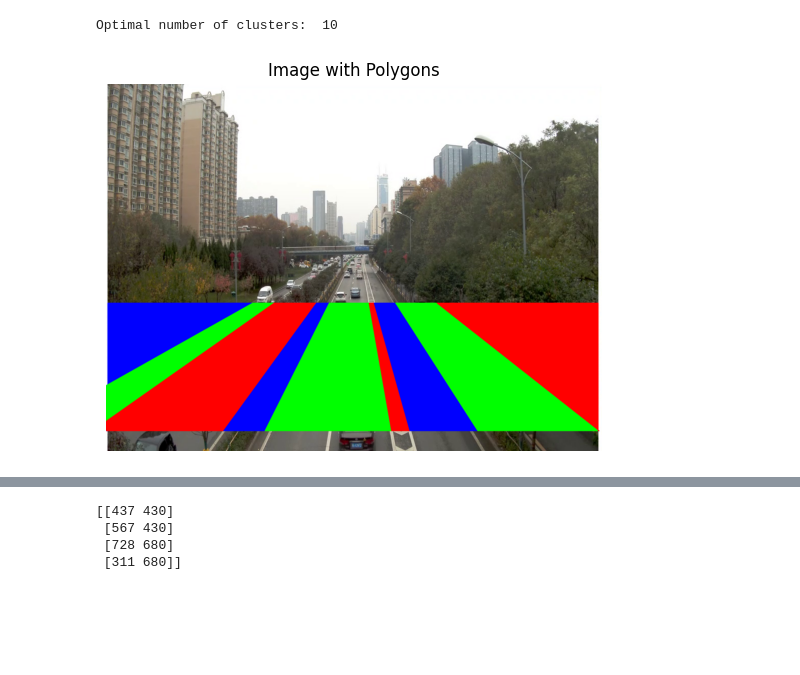
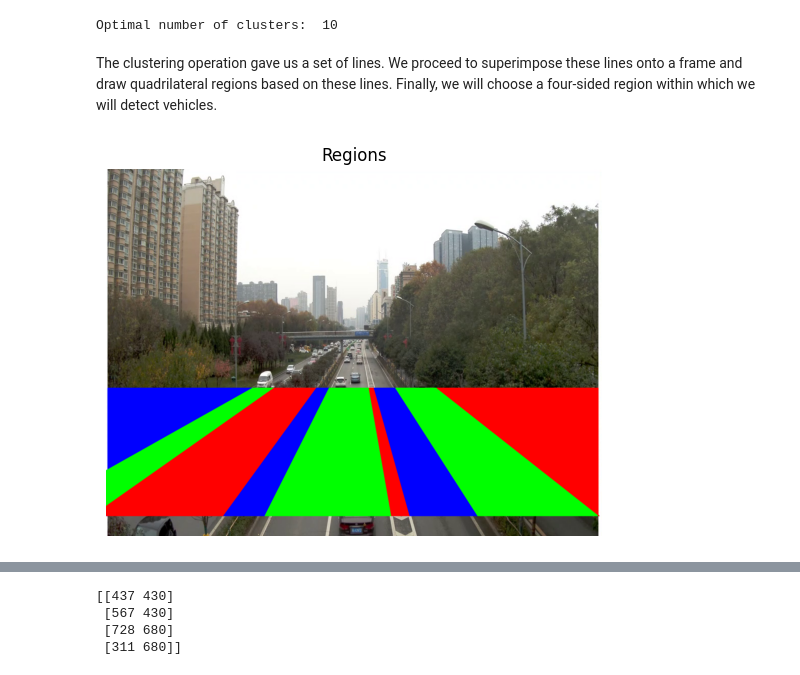
Before and after one commit to TotallyLuke/Vision-Project, a Jupyter notebook: notebook_test2.ipynb, the cells around one changed output, grey strips where cells are left out. Drawn from its saved outputs; the diff is of its cells as text; code cells hidden in the pictures; blank space fills up the shorter version.

```diff
--- a/notebook_test2.ipynb
+++ b/notebook_test2.ipynb
@@ -44,23 +45,24 @@ ModuleNotFoundError: No module named 'google.colab'
 # %%
-import matplotlib.pyplot as plt
-def safe_cv2_imshow(image: cv2.VideoCapture, label: str = '', time: int = 1000) -> None:
+def safe_cv2_imshow(image: cv2.VideoCapture, label: str = '', time: int = 1000, use_pyplot: bool = True) -> None:
     """
-    Invoke `cv2_imshow` or `cv2.imshow` depending on whether we are running the notebook in GColab or Jupyter
+    Invoke `cv2_imshow`, `cv2.imshow` or `plt.imshow`
     Args:
         image: an OpenCV VideoCapture object
         label: image's title
-        time: when using Jupyter, ms the window will remain active
+        time: when using Jupyter and opencv, ms the window will remain active
+        use_pyplot: using matplotlib.pyplot
     """
-    if 'google.colab' in str(get_ipython()):
-        cv2_imshow(image)
-    else:
-        # cv2.imshow(label, image)
-        # cv2.waitKey(time)
-        # cv2.destroyAllWindows()
+    if use_pyplot is True:
         plt.imshow(cv2.cvtColor(image, cv2.COLOR_BGR2RGB))
         plt.title(label)
         plt.axis('off')
         plt.show()
+    elif 'google.colab' in str(get_ipython()):
+        cv2_imshow(image)
+    else:
+        cv2.destroyAllWindows()
+        cv2.waitKey(time)
+        cv2.imshow(label, image)
 # %% [markdown]
 ## Import video
 # %%
@@ -284,8 +281,18 @@ centroids = np.round(kmeans.cluster_centers_).astype(np.int32)
 
 # sort centroid by intersection w/ top horizon
 centroids_sorted = sorted(centroids, key=lambda x: x[0])
+# %% [markdown]
+The clustering operation gave us a set of lines. We proceed to superimpose these lines onto a frame and draw quadrilateral regions based on these lines. Finally, we will choose a four-sided region within which we will detect vehicles.
 # %%
 def get_regions_coords(lines) -> list:
+    """
+    Takes in a list of lines and returns a list of regions.
+
+    Parameters:
+            lines (list): A list of lines, where each line is represented as a tuple of four coordinates (x1, y1, x2, y2) that represent the starting and ending points of the line.
+
+    Returns: A list of regions, where each region is represented as a numpy array with shape (4, 2). Each row of the numpy array contains the x and y coordinates of a point in the region.
+"""
     result = []
     for i in range(0, len(lines) - 1):
         x1, y1, x2, y2 = lines[i]
@@ -298,19 +305,18 @@ polygons = get_regions_coords(centroids_sorted)
 # %%
 img_regions = frame
 
 # Draw the polygons on the image
 for i, poly in enumerate(polygons):
     cv2.fillPoly(img_regions, [poly], color=(255 * (i % 3 == 0), 255 * (i % 3 == 1), 255 * (i % 3 == 2)),
                  lineType=cv2.LINE_AA)
-    # cv2.fillPoly(img_regions, [polygons[2]], color=(0, 255, 0), lineType=cv2.LINE_AA)
 
 # Add transparency to the image
 overlay = img_regions.copy()
 opacity = 0.6
 img_regions = cv2.addWeighted(overlay, opacity, frame, 1 - opacity, 0)
-safe_cv2_imshow(img_regions, "Image with Polygons", 5000)
+safe_cv2_imshow(img_regions, "Regions", 5000)
 # %% [output]
-[figure, old version]
+[figure, new version]
 # %%
 def get_inclusive_rects(rects: list, a: int, b: int) -> np.ndarray:
     """
```
Also changed, not shown: parts of 22 cells of this notebook, 1 other file.
